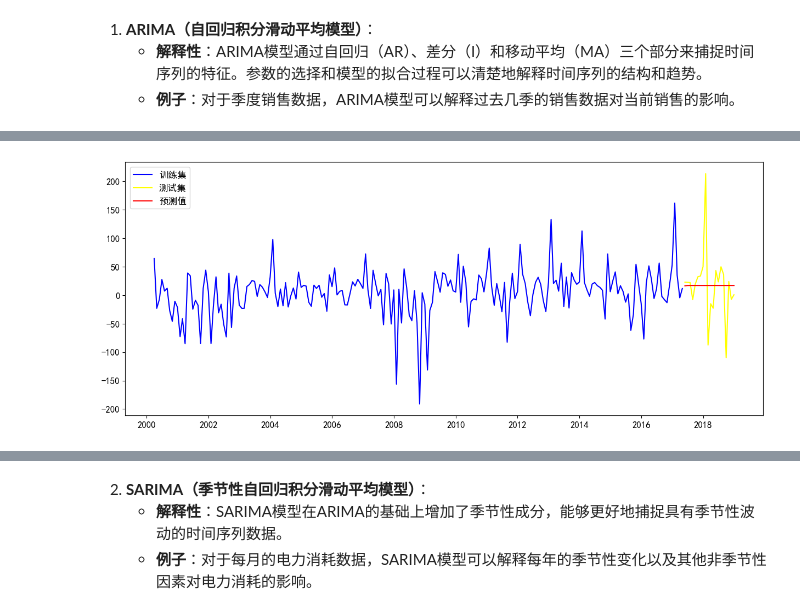
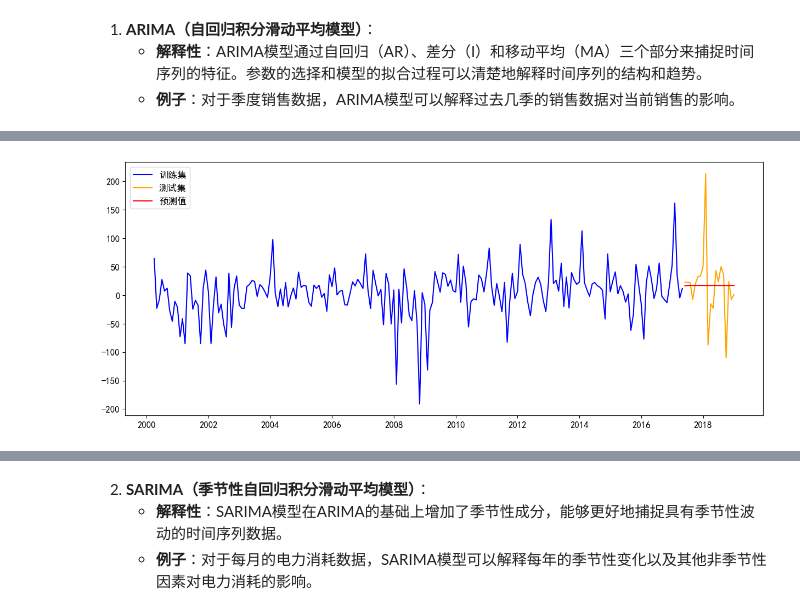
Before and after one commit to XingA02/Model_with_Python, a Jupyter notebook: 描述_5_时间序列分析.ipynb, the cells around one changed output, grey strips where cells are left out. Drawn from its saved outputs; the diff is of its cells as text; code cells hidden in the pictures.

```diff
--- a/描述_5_时间序列分析.ipynb
+++ b/描述_5_时间序列分析.ipynb
@@ -235,16 +239,8 @@ plt.show()
 时间序列预测中的解释性强的模型通常指那些能够提供明确的预测依据和解释的模型。以下是一些具有较强解释性的时间序列预测模型：
 # %%
 import pandas as pd # 数据操作库
-import matplotlib.pyplot as plt # 基础绘图库（什么都能画，但可能慢、复杂）
-import seaborn as sns # 数据可视化专用库（专门用来快速画数据图）
-
-# 中文字体宋体，英文字体新罗马
-plt.rcParams['font.sans-serif'] = ['SimHei']
-plt.rcParams['font.serif'] = ['Times New Roman']
-# 字体大小
-plt.rcParams['font.size'] = 12
-# 正常显示负号
-plt.rcParams['axes.unicode_minus'] = False
+import matplotlib.pyplot as plt
+import seaborn as sns
 # %% [markdown]
 
 1. **ARIMA（自回归积分滑动平均模型）**：
@@ -286,13 +282,13 @@ Freq: ME, Name: predicted_mean, dtype: float64
 # %%
 # 绘制结果
 plt.figure(figsize=(15, 6))
 plt.plot(train.index, train, label='训练集', color='blue')
-plt.plot(test.index, test, label='测试集', color='yellow')
+plt.plot(test.index, test, label='测试集', color='orange')
 plt.plot(test.index, forecast_arima, label='预测值', color='red')
 plt.legend()
 plt.show()
 # %% [output]
-[figure, old version]
+[figure, new version]
 # %%
 # 打印模型摘要以获取详细信息
 print(model_arima_fit.summary())
```
Also changed, not shown: parts of 5 cells of this notebook.
